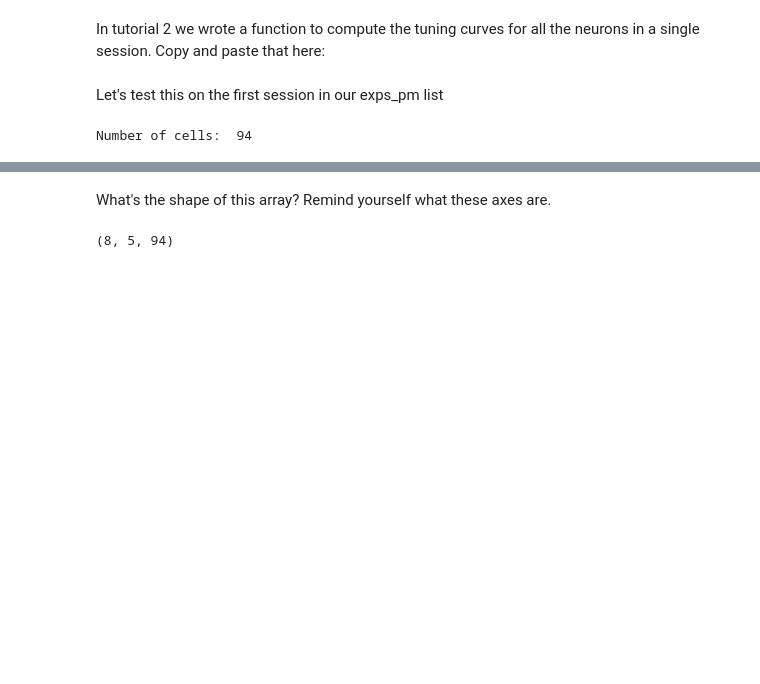
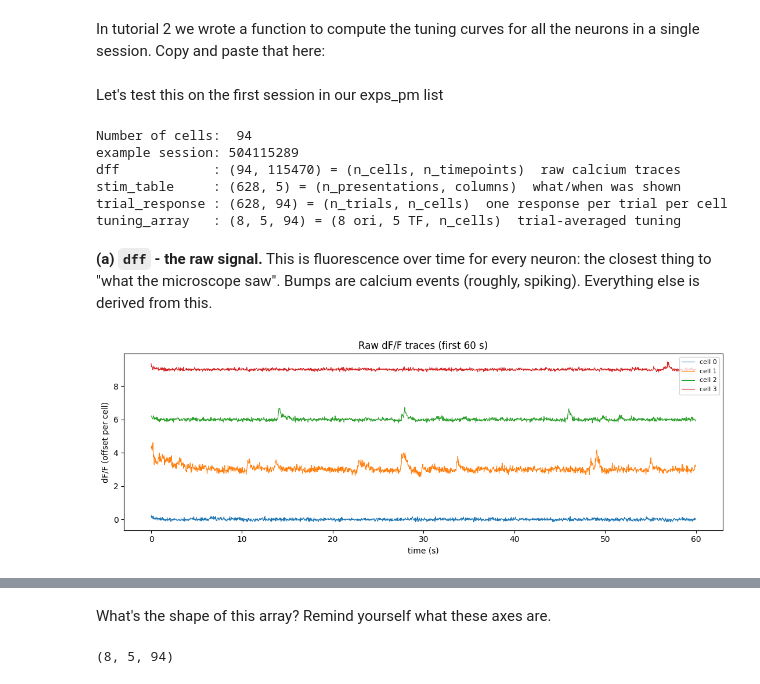
Before and after one commit to zbluee/Predicting_Brain_Regions, a Jupyter notebook: Predicting_Brain_Regions.ipynb, the cells around one changed output, grey strips where cells are left out. Cells and saved outputs as stored; diff of their text form; code cells hidden in the pictures; blank space fills up the shorter version.

```diff
--- a/Predicting_Brain_Regions.ipynb
+++ b/Predicting_Brain_Regions.ipynb
@@ -159,5 +166,33 @@ Let's test this on the first session in our exps_pm list
 # %%
 session_id = exps_pm.id[0]
 (dff, stim_table, trial_response, tuning_array) = compute_tuning(session_id)
+print("example session:", session_id)
+print("dff            :", dff.shape, "= (n_cells, n_timepoints)  raw calcium traces")
+print("stim_table     :", stim_table.shape, "= (n_presentations, columns)  what/when was shown")
+print("trial_response :", trial_response.shape, "= (n_trials, n_cells)  one response per trial per cell")
+print("tuning_array   :", tuning_array.shape, "= (8 ori, 5 TF, n_cells)  trial-averaged tuning")
 # %% [output]
 Number of cells:  94
+example session: 504115289
+dff            : (94, 115470) = (n_cells, n_timepoints)  raw calcium traces
+stim_table     : (628, 5) = (n_presentations, columns)  what/when was shown
+trial_response : (628, 94) = (n_trials, n_cells)  one response per trial per cell
+tuning_array   : (8, 5, 94) = (8 ori, 5 TF, n_cells)  trial-averaged tuning
+# %% [markdown]
+**(a) `dff` - the raw signal.** This is fluorescence over time for every neuron: the closest thing to "what the microscope saw". Bumps are calcium events (roughly, spiking). Everything else is derived from this.
+# %%
+# plot the first ~60 seconds of a few example neurons (frame is ~30 Hz)
+fs = 30
+t = np.arange(dff.shape[1]) / fs
+window = t < 60
+
+plt.figure(figsize=(11, 4))
+for k, cell in enumerate([0, 1, 2, 3]):
+    plt.plot(t[window], dff[cell, window] + k * 3, lw=0.8, label=f"cell {cell}")
+plt.xlabel("time (s)"); plt.ylabel("dF/F (offset per cell)")
+plt.title("Raw dF/F traces (first 60 s)")
+plt.legend(loc="upper right", fontsize=8)
+plt.tight_layout()
+plt.show()
+# %% [output]
+[figure, added]
```
Also changed, not shown: parts of 45 cells of this notebook.
